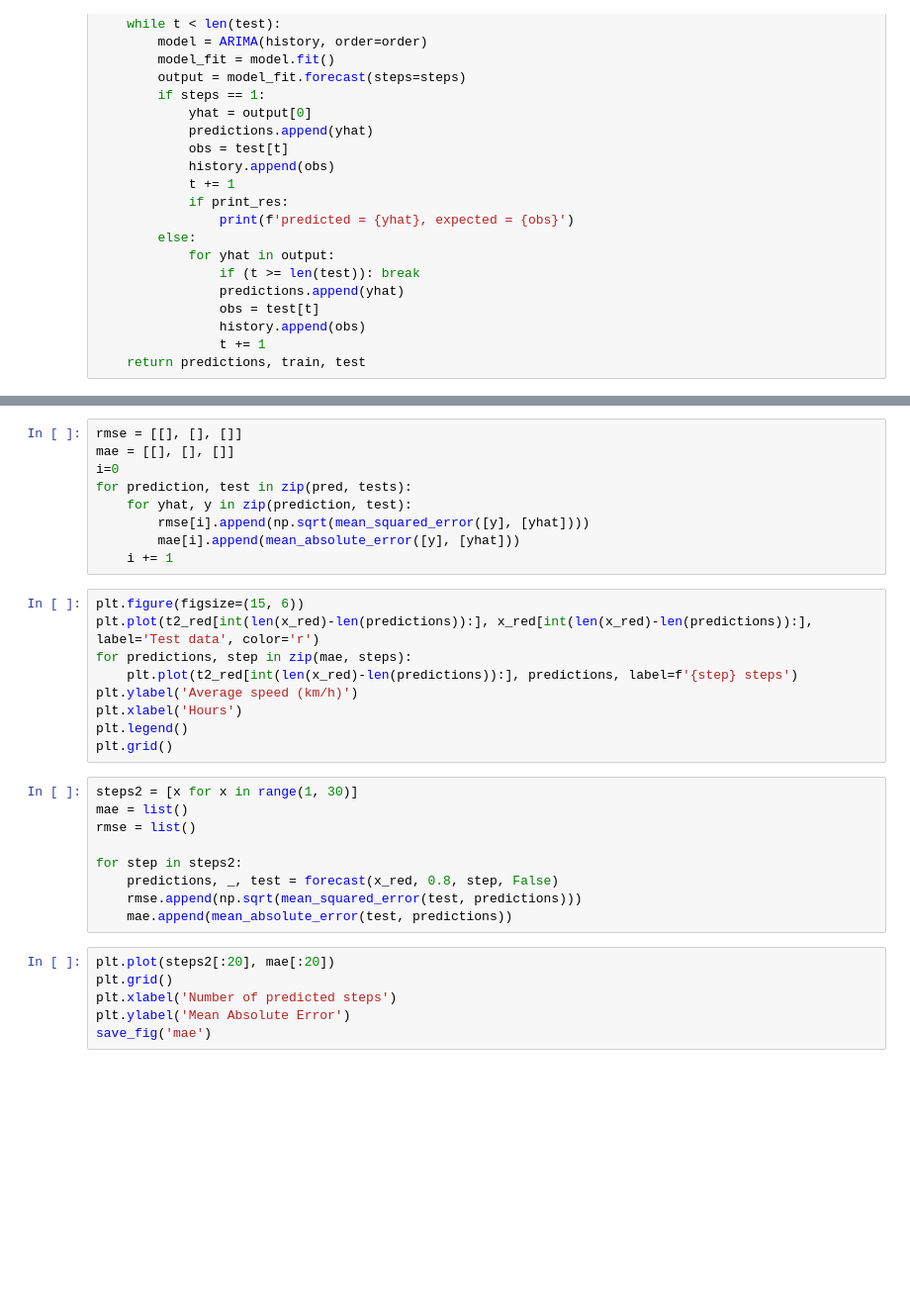
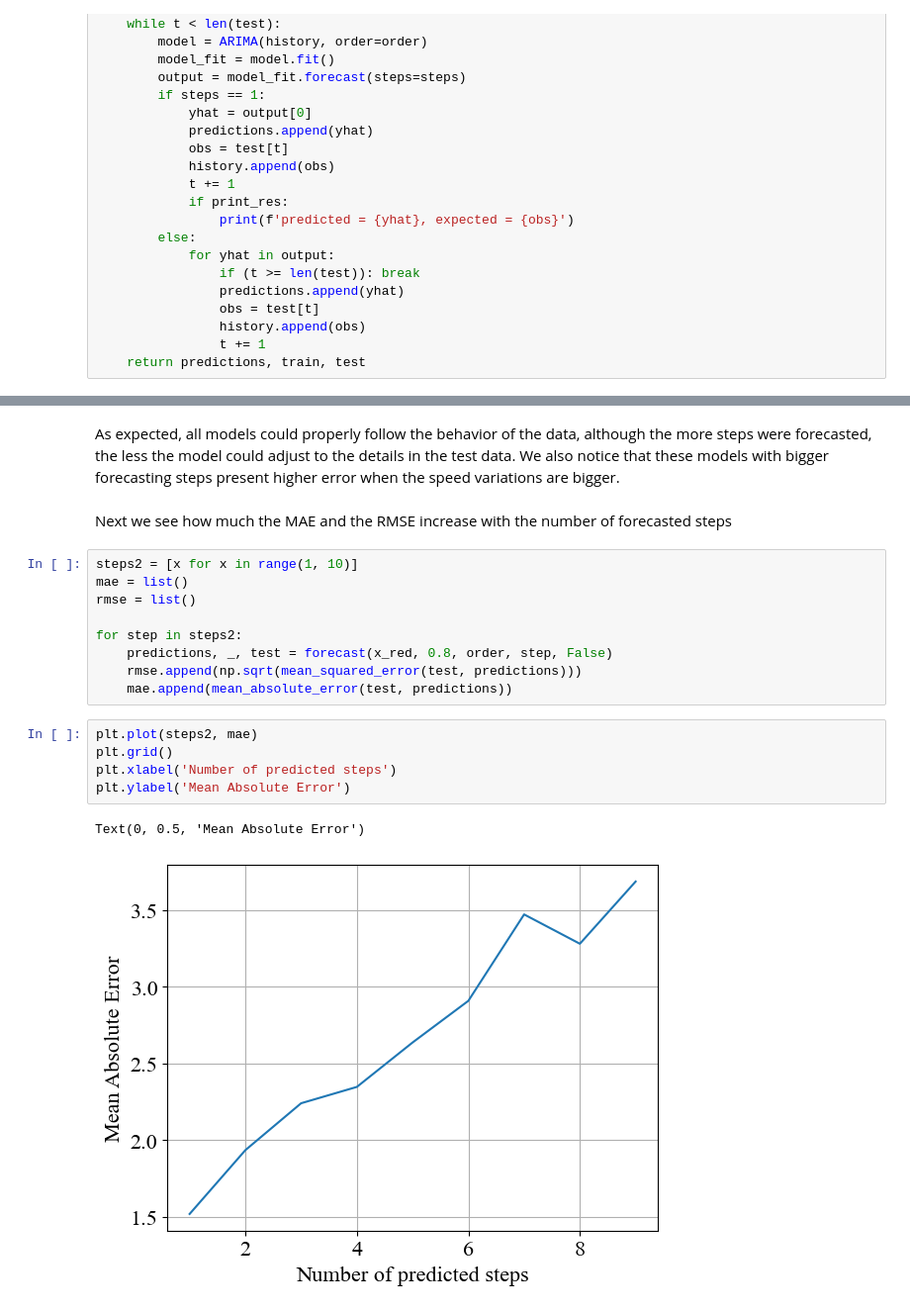
Before and after one commit to guilherme-rm/TG-Code, a Jupyter notebook: Time Series/ARIMA.ipynb, the cells around one changed output, grey strips where cells are left out. Shown at 99% size. Cells and saved outputs as stored; diff of their text form; blank space fills up the shorter version.

```diff
--- a/Time Series/ARIMA.ipynb
+++ b/Time Series/ARIMA.ipynb
@@ -281,34 +295,22 @@ save_fig('arima_comparison')
-# %%
-rmse = [[], [], []]
-mae = [[], [], []]
-i=0
-for prediction, test in zip(pred, tests):
-    for yhat, y in zip(prediction, test):
-        rmse[i].append(np.sqrt(mean_squared_error([y], [yhat])))
-        mae[i].append(mean_absolute_error([y], [yhat]))
-    i += 1
-# %%
-plt.figure(figsize=(15, 6))
-plt.plot(t2_red[int(len(x_red)-len(predictions)):], x_red[int(len(x_red)-len(predictions)):], label='Test data', color='r')
-for predictions, step in zip(mae, steps):
-    plt.plot(t2_red[int(len(x_red)-len(predictions)):], predictions, label=f'{step} steps')
-plt.ylabel('Average speed (km/h)')
-plt.xlabel('Hours')
-plt.legend()
-plt.grid()
+# %% [markdown]
+As expected, all models could properly follow the behavior of the data, although the more steps were forecasted, the less the model could adjust to the details in the test data. We also notice that these models with bigger forecasting steps present higher error when the speed variations are bigger.
+# %% [markdown]
+Next we see how much the MAE and the RMSE increase with the number of forecasted steps
 # %%
-steps2 = [x for x in range(1, 30)]
+steps2 = [x for x in range(1, 10)]
 mae = list()
 rmse = list()
 
 for step in steps2:
-    predictions, _, test = forecast(x_red, 0.8, step, False)
+    predictions, _, test = forecast(x_red, 0.8, order, step, False)
     rmse.append(np.sqrt(mean_squared_error(test, predictions)))
     mae.append(mean_absolute_error(test, predictions))
 # %%
-plt.plot(steps2[:20], mae[:20])
+plt.plot(steps2, mae)
 plt.grid()
 plt.xlabel('Number of predicted steps')
 plt.ylabel('Mean Absolute Error')
-save_fig('mae')
+# %% [output]
+Text(0, 0.5, 'Mean Absolute Error')
+[figure, added]
 # %%
```
Also changed, not shown: parts of 18 cells of this notebook.
